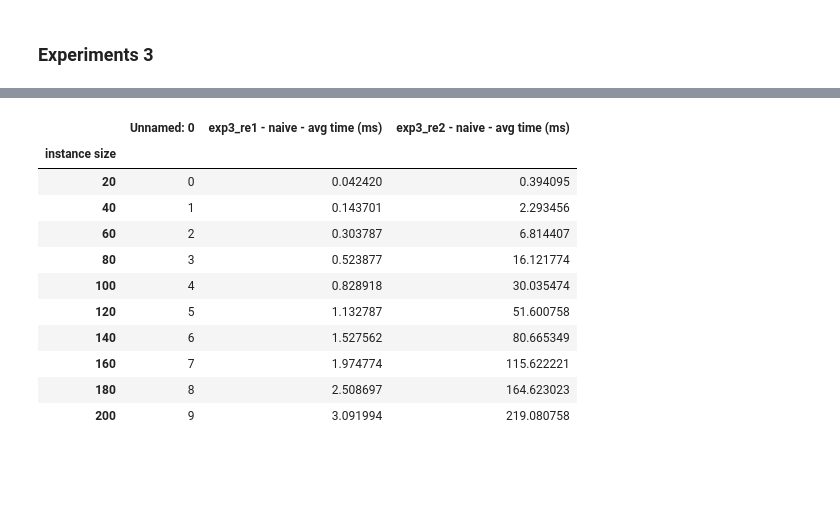
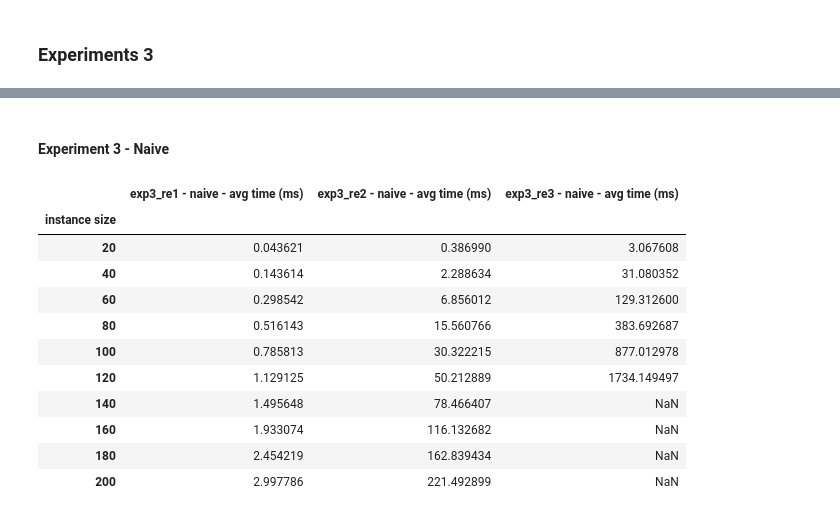
Before and after one commit to tomasmiguez/tp-tleng, a Jupyter notebook: experiments/tp1_experiments.ipynb, the cells around one changed output, grey strips where cells are left out. Saved outputs shown, nothing was run; the diff lists cells and outputs as text; code cells hidden in the pictures; blank space fills up the shorter version.

```diff
--- a/experiments/tp1_experiments.ipynb
+++ b/experiments/tp1_experiments.ipynb
@@ -433,8 +443,8 @@ exp3_regex_dict= {
         'regex_str': '(((ab)*)*)*'}
 }
 # %%
-def execute_experiment_3(regex_dict, instances):
-    results = time_regular_expression(regex_dict, instances, verbose=2)
+def execute_experiment_3(regex_dict, instances, calculate_naive=True):
+    results = time_regular_expression(regex_dict, instances, verbose=2, calculate_naive=calculate_naive)
     df = pd.DataFrame(results)
     df['instance size'] = df['instance'].apply(lambda x: len(x))
     df = df.drop(['instance'], axis=1)
@@ -477,21 +467,23 @@ Regular expression naive implementation average time 1722.9034882038832
+# %% [markdown]
+#### Experiment 3 - Naive
 # %%
-exp3_df = exp3_re1_df.copy()
-exp3_df = exp3_df.drop('exp3_re1 - avg time (ms)', axis=1)
-exp3_df['exp3_re2 - naive - avg time (ms)'] = exp3_re2_df['exp3_re2 - naive - avg time (ms)']
-#exp3_df['exp3_re3 - naive - avg time (ms)'] = exp3_re3_df['exp3_re3 - naive - avg time (ms)']
-exp3_df
+exp3_naive_times_df = exp3_re1_df.copy()
+exp3_naive_times_df = exp3_naive_times_df.drop('exp3_re1 - avg time (ms)', axis=1)
+exp3_naive_times_df['exp3_re2 - naive - avg time (ms)'] = exp3_re2_df['exp3_re2 - naive - avg time (ms)']
+exp3_naive_times_df['exp3_re3 - naive - avg time (ms)'] = exp3_re3_df['exp3_re3 - naive - avg time (ms)']
+exp3_naive_times_df
 # %% [output]
-|  | Unnamed: 0 | exp3_re1 - naive - avg time (ms) | exp3_re2 - naive - avg time (ms) |
+|  | exp3_re1 - naive - avg time (ms) | exp3_re2 - naive - avg time (ms) | exp3_re3 - naive - avg time (ms) |
 | instance size |  |  |  |
-| 20 | 0 | 0.042420 | 0.394095 |
-| 40 | 1 | 0.143701 | 2.293456 |
-| 60 | 2 | 0.303787 | 6.814407 |
-| 80 | 3 | 0.523877 | 16.121774 |
-| 100 | 4 | 0.828918 | 30.035474 |
-| 120 | 5 | 1.132787 | 51.600758 |
-| 140 | 6 | 1.527562 | 80.665349 |
-| 160 | 7 | 1.974774 | 115.622221 |
-| 180 | 8 | 2.508697 | 164.623023 |
-| 200 | 9 | 3.091994 | 219.080758 |
+| 20 | 0.043621 | 0.386990 | 3.067608 |
+| 40 | 0.143614 | 2.288634 | 31.080352 |
+| 60 | 0.298542 | 6.856012 | 129.312600 |
+| 80 | 0.516143 | 15.560766 | 383.692687 |
+| 100 | 0.785813 | 30.322215 | 877.012978 |
+| 120 | 1.129125 | 50.212889 | 1734.149497 |
+| 140 | 1.495648 | 78.466407 | NaN |
+| 160 | 1.933074 | 116.132682 | NaN |
+| 180 | 2.454219 | 162.839434 | NaN |
+| 200 | 2.997786 | 221.492899 | NaN |
 # %%
 fig, axes = plt.subplots(1, 1, figsize=(7, 7))
```
Also changed, not shown: parts of 14 cells of this notebook, 5 other files.
